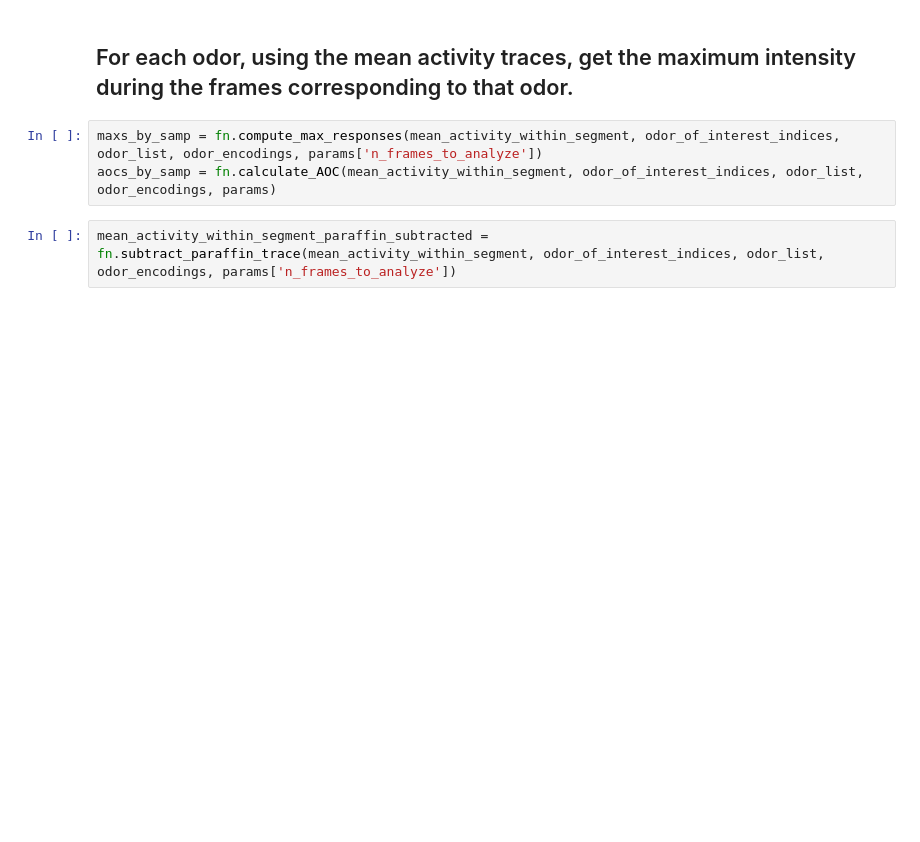
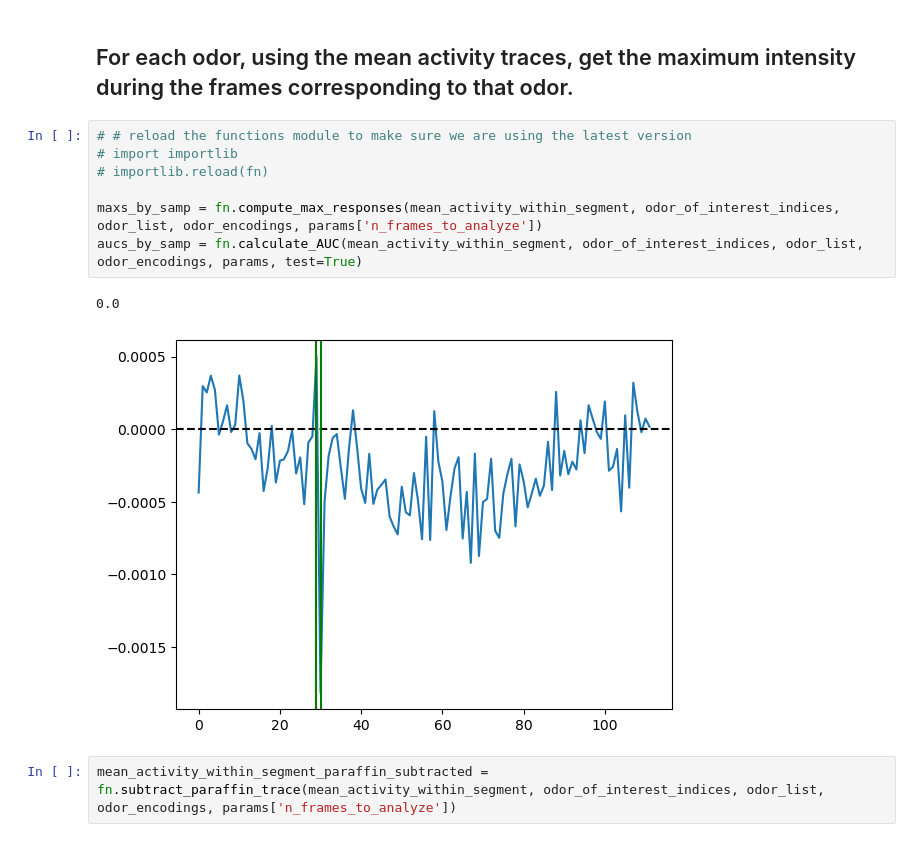
Before and after one commit to brian-arnold/whole_AL_segmentation, a Jupyter notebook: 01_segment_and_extract_traces.ipynb, the cells around one changed output. Cells and saved outputs as stored; diff of their text form; blank space fills up the shorter version.

```diff
--- a/01_segment_and_extract_traces.ipynb
+++ b/01_segment_and_extract_traces.ipynb
@@ -174,8 +176,15 @@ sns.despine()
 # %% [markdown]
 ## For each odor, using the mean activity traces, get the maximum intensity during the frames corresponding to that odor.
 # %%
+# # reload the functions module to make sure we are using the latest version
+# import importlib
+# importlib.reload(fn)
+
 maxs_by_samp = fn.compute_max_responses(mean_activity_within_segment, odor_of_interest_indices, odor_list, odor_encodings, params['n_frames_to_analyze'])
-aocs_by_samp = fn.calculate_AOC(mean_activity_within_segment, odor_of_interest_indices, odor_list, odor_encodings, params)
+aucs_by_samp = fn.calculate_AUC(mean_activity_within_segment, odor_of_interest_indices, odor_list, odor_encodings, params, test=True)
+# %% [output]
+0.0
+[figure, added]
 # %%
 mean_activity_within_segment_paraffin_subtracted = fn.subtract_paraffin_trace(mean_activity_within_segment, odor_of_interest_indices, odor_list, odor_encodings, params['n_frames_to_analyze'])
 # %%
```
Also changed, not shown: parts of 10 cells of this notebook, 27 other files.
